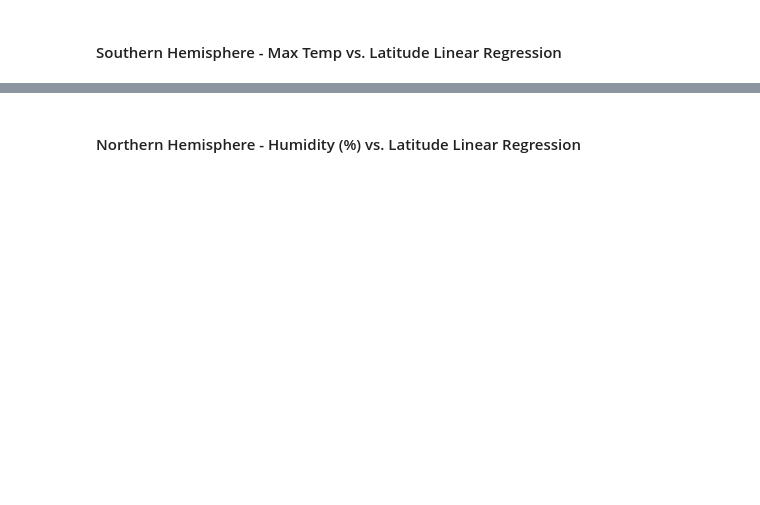
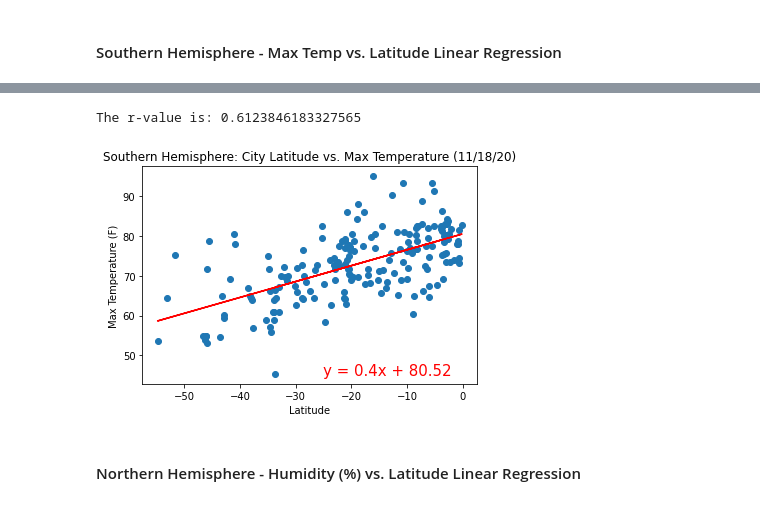
Before and after one commit to yuyhong23/python-api-challenge, a Jupyter notebook: weatherpy/WeatherPy-Copy1.ipynb, the cells around one changed output, grey strips where cells are left out. Drawn from its saved outputs; the diff is of its cells as text; code cells hidden in the pictures; blank space fills up the shorter version.

```diff
--- a/weatherpy/WeatherPy-Copy1.ipynb
+++ b/weatherpy/WeatherPy-Copy1.ipynb
@@ -373,2 +385,22 @@ The r-value is: 0.6082708688906918
+# %%
+x_values2 = city_data.loc[city_data["Lat"] < 0,"Lat"]
+y_values2 = city_data.loc[city_data["Lat"] < 0, "Max Temp"]
+
+(slope, intercept, rvalue, pvalue, stderr) = linregress(x_values2, y_values2)
+regress_values2 = x_values2 * slope + intercept
+line_eq2 = "y = " + str(round(slope,2)) + "x + " + str(round(intercept,2))
+
+plt.scatter(x_values2,y_values2)
+plt.plot(x_values2,regress_values2, color="r")
+plt.annotate(line_eq2,(-25,45),fontsize=15,color="red")
+
+plt.title("Southern Hemisphere: City Latitude vs. Max Temperature (11/18/20)")
+plt.xlabel("Latitude")
+plt.ylabel("Max Temperature (F)")
+print(f"The r-value is: {rvalue}")
+plt.show()
+# %% [output]
+The r-value is: 0.6123846183327565
+[figure, added]
 # %% [markdown]
 ####  Northern Hemisphere - Humidity (%) vs. Latitude Linear Regression
```
Also changed, not shown: parts of 22 cells of this notebook.
